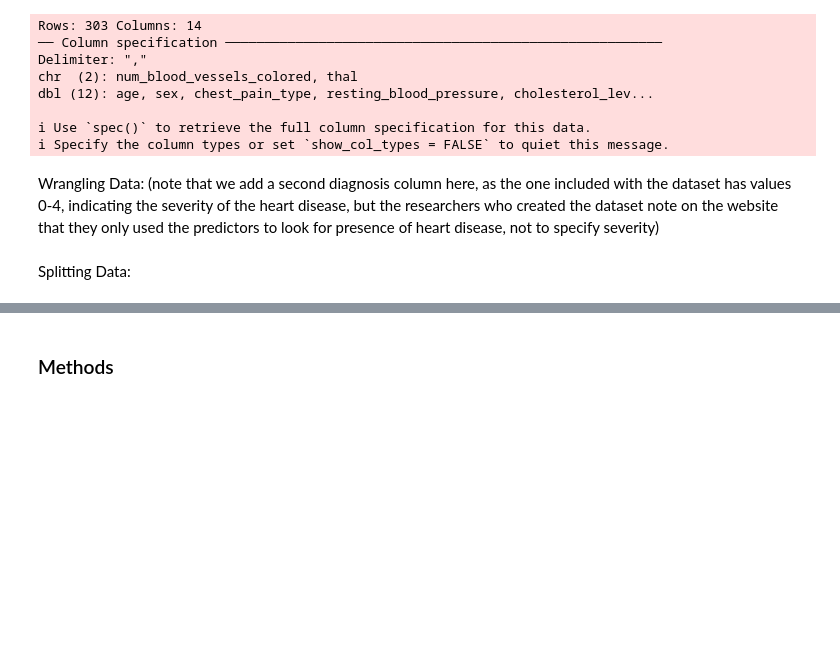
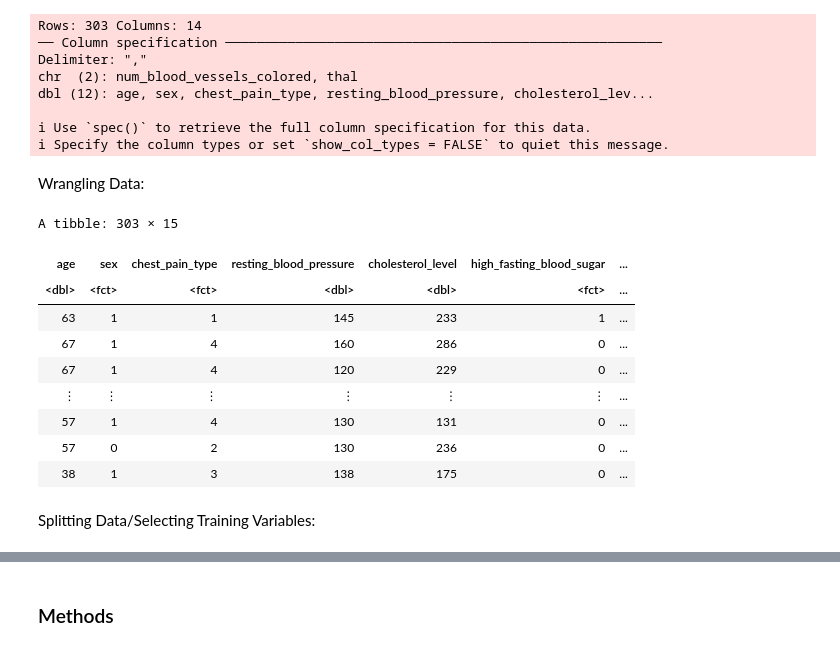
Before and after one commit to wswang98/dsci100-GroupProject, a Jupyter notebook: final-project-proposal.ipynb, the cells around one changed output, grey strips where cells are left out. Cells and saved outputs as stored; diff of their text form; code cells hidden in the pictures; blank space fills up the shorter version.

```diff
--- a/final-project-proposal.ipynb
+++ b/final-project-proposal.ipynb
@@ -40,7 +23,7 @@ library(tidymodels)
 Reading Data from Website:
 # %%
 url <- "https://archive.ics.uci.edu/ml/machine-learning-databases/heart-disease/processed.cleveland.data"
-heart_disease_data <- read_csv(url,
+heart_disease_import <- read_csv(url,
                                col_names=c("age",
                                            "sex",
                                            "chest_pain_type",
@@ -65,24 +48,42 @@ dbl (12): age, sex, chest_pain_type, resting_blood_pressure, cholesterol_lev...
 ℹ Use `spec()` to retrieve the full column specification for this data.
 ℹ Specify the column types or set `show_col_types = FALSE` to quiet this message.
 # %% [markdown]
-Wrangling Data: (note that we add a second diagnosis column here, as the one included with the dataset has values 0-4, indicating the severity of the heart disease, but the researchers who created the dataset note on the website that they only used the predictors to look for presence of heart disease, not to specify severity)
+Wrangling Data:
 # %%
-mutated_heart_disease <- heart_disease_data |>
+# NOTE: we add a second diagnosis column here, as the one included with the dataset has values 0-4,
+#       indicating the severity of the heart disease, but the researchers who created the dataset note
+#       on their website that they only used the predictors to look for presence of heart disease, not to specify severity.
+#       This new diagnosis column contains only zeroes and ones, indicating presence or absence of heart disease.
+
+mutated_heart_disease <- heart_disease_import|>
                         mutate(sex = as_factor(sex)) |>
                         mutate(chest_pain_type = as_factor(chest_pain_type)) |>
                         mutate(high_fasting_blood_sugar = as_factor(high_fasting_blood_sugar)) |>
                         mutate(resting_ecg_results = as_factor(resting_ecg_results)) |>
                         mutate(exercise_induced_angina = as_factor(exercise_induced_angina)) |>
                         mutate(slope_of_peak_exercise_ST_segment = as_factor(slope_of_peak_exercise_ST_segment)) |>
                         mutate(num_blood_vessels_colored = as_factor(num_blood_vessels_colored)) |>
                         mutate(thal = as_factor(thal))
 
-heart_disease_data <- heart_disease_data |>
+heart_disease_data <- mutated_heart_disease |>
                 mutate(diagnosis= ifelse(diagnosis_old>0,1,0)) |>
                 mutate(diagnosis_old = as_factor(diagnosis_old)) |>
                 mutate(diagnosis = as_factor(diagnosis))
+
+heart_disease_data
+# %% [output]
+A tibble: 303 × 15
+| age | sex | chest_pain_type | resting_blood_pressure | cholesterol_level | high_fasting_blood_sugar | ... |
+| <dbl> | <fct> | <fct> | <dbl> | <dbl> | <fct> | ... |
+| 63 | 1 | 1 | 145 | 233 | 1 | ... |
+| 67 | 1 | 4 | 160 | 286 | 0 | ... |
+| 67 | 1 | 4 | 120 | 229 | 0 | ... |
+| ⋮ | ⋮ | ⋮ | ⋮ | ⋮ | ⋮ | ... |
+| 57 | 1 | 4 | 130 | 131 | 0 | ... |
+| 57 | 0 | 2 | 130 | 236 | 0 | ... |
+| 38 | 1 | 3 | 138 | 175 | 0 | ... |
 # %% [markdown]
-Splitting Data:
+Splitting Data/Selecting Training Variables:
 # %%
 heart_disease_selected <- heart_disease_data |>
                         select(age, resting_blood_pressure, cholesterol_level, max_heart_rate, diagnosis)
```
Also changed, not shown: parts of 4 cells of this notebook, 1 other file.
